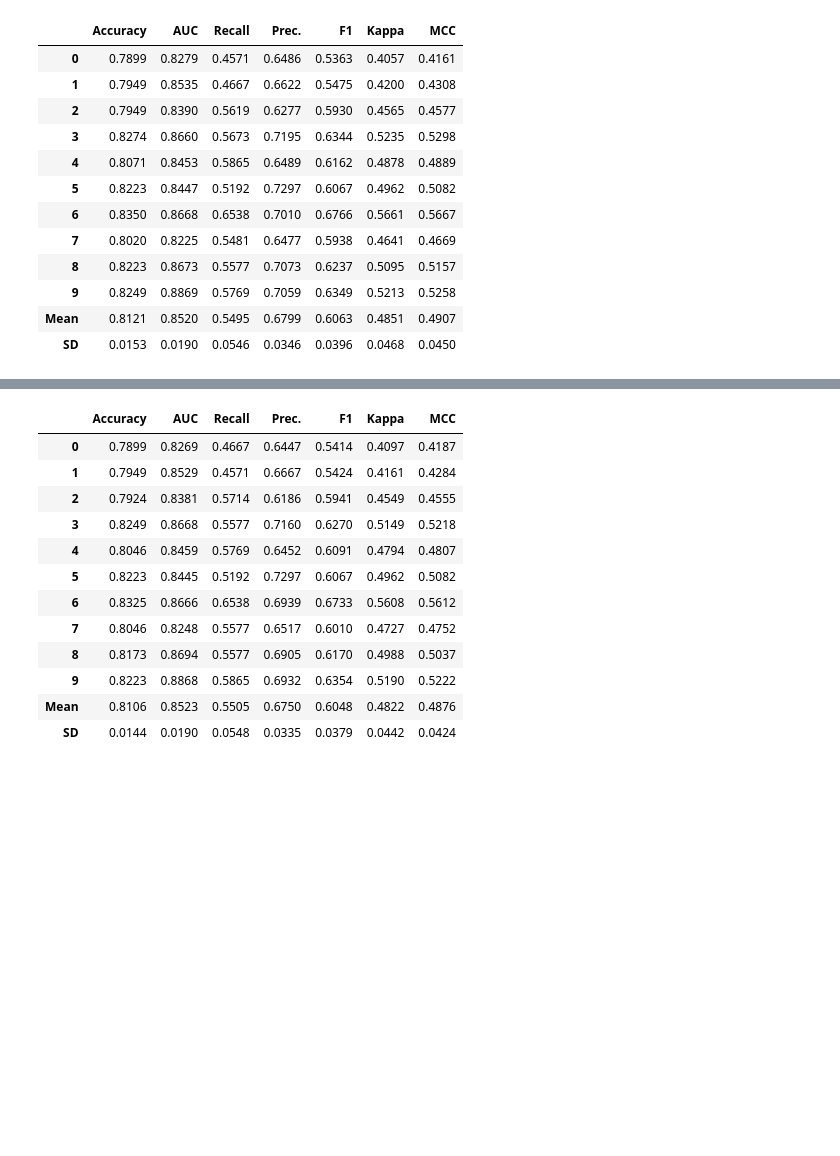
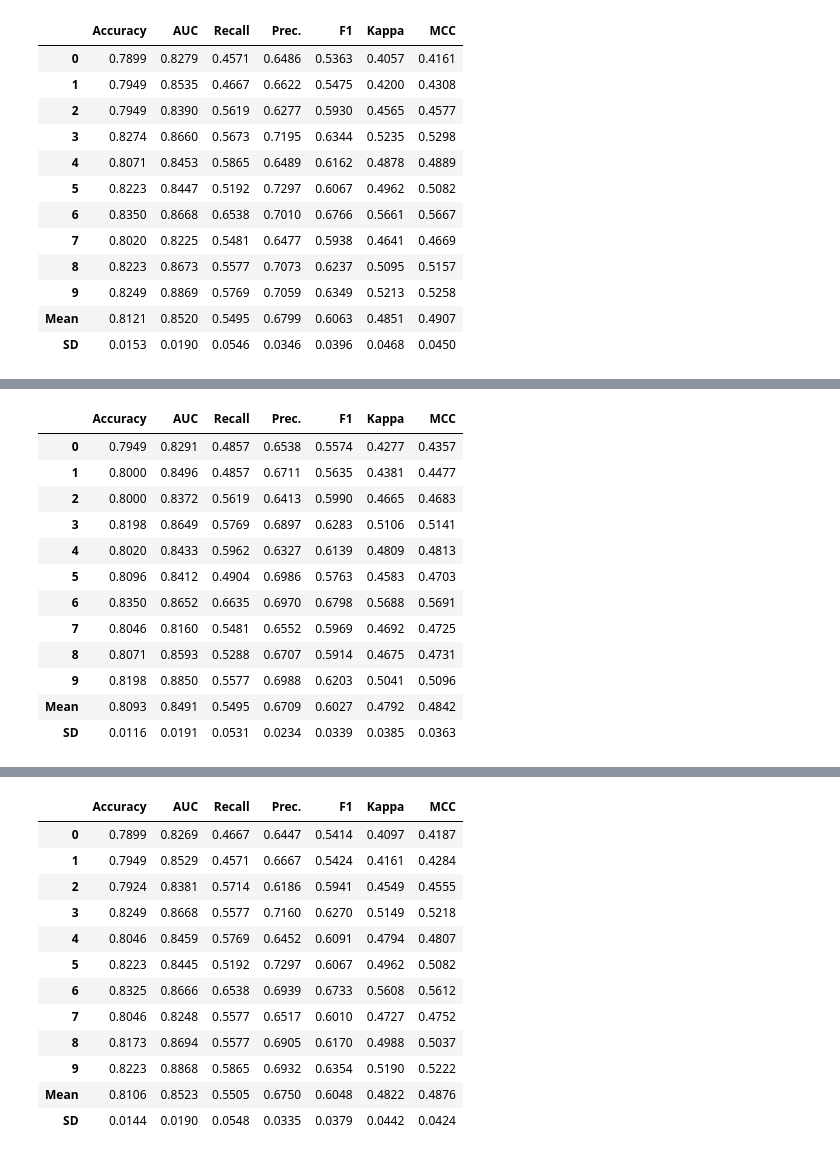
Before and after one commit to jjefferson2006/DSWP_JJ_altera, a Jupyter notebook: desafio_analise_5_ordenado_melhor_desempenho.ipynb, the cells around one changed output, grey strips where cells are left out. Drawn from its saved outputs; the diff is of its cells as text; code cells hidden in the pictures; blank space fills up the shorter version.

```diff
--- a/desafio_analise_5_ordenado_melhor_desempenho.ipynb
+++ b/desafio_analise_5_ordenado_melhor_desempenho.ipynb
@@ -1190,0 +1239,16 @@ blender_h = blend_models(estimator_list=[tuned_lr, tuned_lda, tuned_gbc, tuned_r
+# %%
+bag_tu_lr = ensemble_model(tuned_lr, n_estimators=260)
+# %% [output]
+|  | Accuracy | AUC | Recall | Prec. | F1 | Kappa | MCC |
+| 0 | 0.7949 | 0.8291 | 0.4857 | 0.6538 | 0.5574 | 0.4277 | 0.4357 |
+| 1 | 0.8000 | 0.8496 | 0.4857 | 0.6711 | 0.5635 | 0.4381 | 0.4477 |
+| 2 | 0.8000 | 0.8372 | 0.5619 | 0.6413 | 0.5990 | 0.4665 | 0.4683 |
+| 3 | 0.8198 | 0.8649 | 0.5769 | 0.6897 | 0.6283 | 0.5106 | 0.5141 |
+| 4 | 0.8020 | 0.8433 | 0.5962 | 0.6327 | 0.6139 | 0.4809 | 0.4813 |
+| 5 | 0.8096 | 0.8412 | 0.4904 | 0.6986 | 0.5763 | 0.4583 | 0.4703 |
+| 6 | 0.8350 | 0.8652 | 0.6635 | 0.6970 | 0.6798 | 0.5688 | 0.5691 |
+| 7 | 0.8046 | 0.8160 | 0.5481 | 0.6552 | 0.5969 | 0.4692 | 0.4725 |
+| 8 | 0.8071 | 0.8593 | 0.5288 | 0.6707 | 0.5914 | 0.4675 | 0.4731 |
+| 9 | 0.8198 | 0.8850 | 0.5577 | 0.6988 | 0.6203 | 0.5041 | 0.5096 |
+| Mean | 0.8093 | 0.8491 | 0.5495 | 0.6709 | 0.6027 | 0.4792 | 0.4842 |
+| SD | 0.0116 | 0.0191 | 0.0531 | 0.0234 | 0.0339 | 0.0385 | 0.0363 |
```
Also changed, not shown: parts of 47 cells of this notebook.
